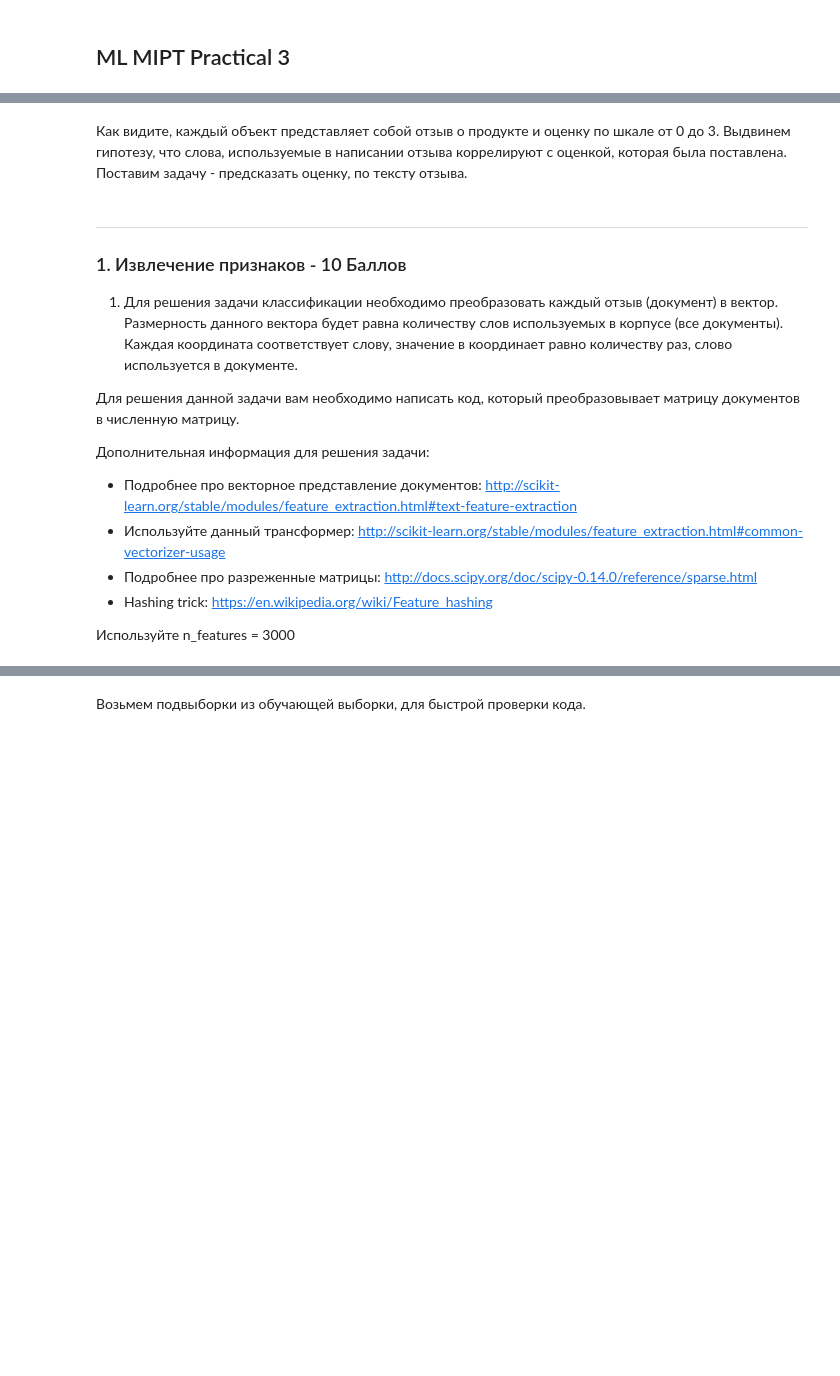
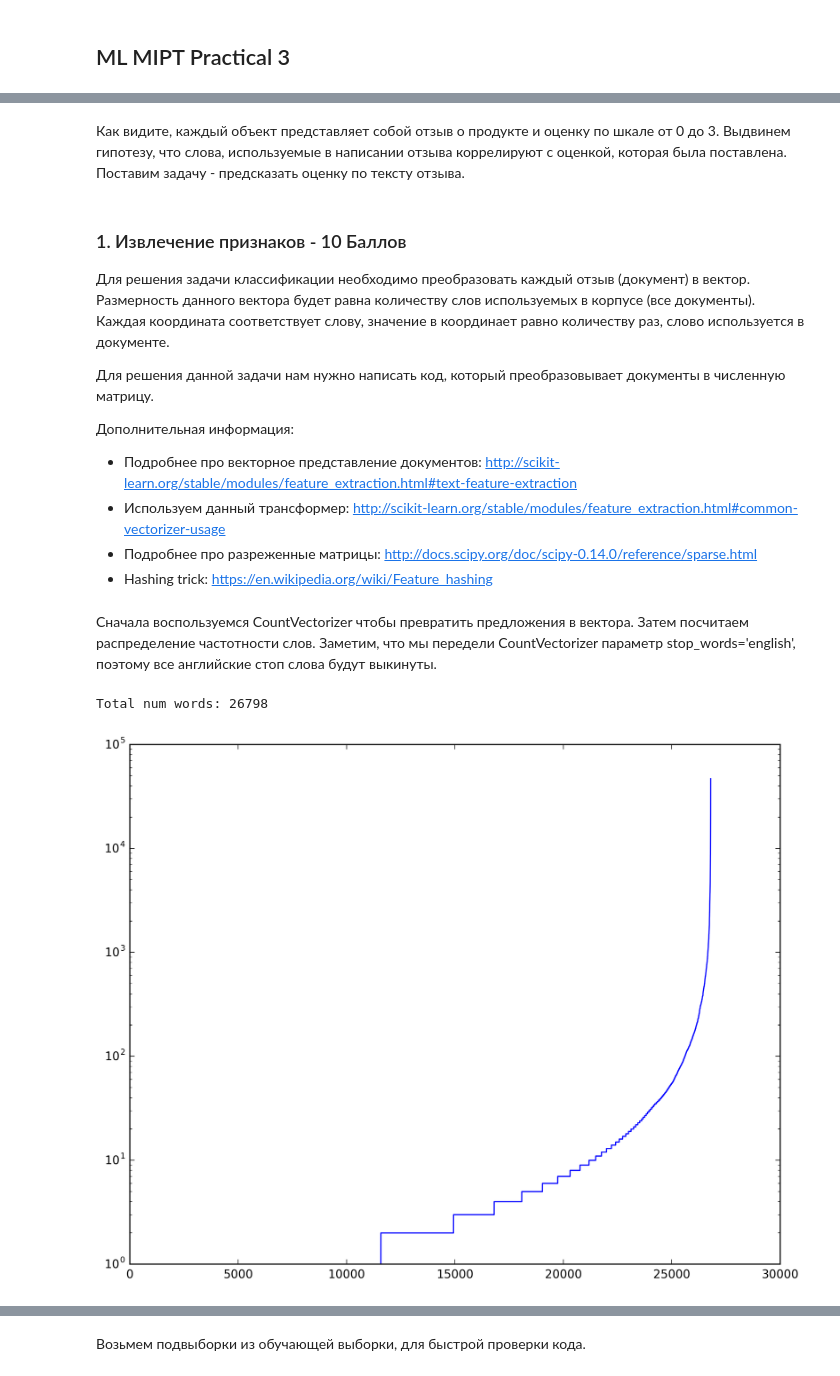
Before and after one commit to standy66/ml-spring-2016, a Jupyter notebook: hw3/practical_3.ipynb, the cells around one changed output, grey strips where cells are left out. Drawn from its saved outputs; the diff is of its cells as text; code cells hidden in the pictures; blank space fills up the shorter version.

```diff
--- a/hw3/practical_3.ipynb
+++ b/hw3/practical_3.ipynb
@@ -28,0 +18,33 @@ The autoreload extension is already loaded. To reload it, use:
+# %%
+import random
+import math
+import time
+import pandas as pd
+import numpy as np
+import matplotlib.pyplot as plt
+import matplotlib as mpl
+from sklearn.feature_extraction.text import CountVectorizer, TfidfTransformer
+from random import shuffle
+from cs231n.classifiers.linear_classifier import Softmax, LinearSVM
+from IPython.display import Image
+from cs231n.classifiers.linear_svm import svm_loss_naive, svm_loss_vectorized
+from cs231n.classifiers.softmax import softmax_loss_naive, softmax_loss_vectorized
+from cs231n.gradient_check import grad_check_sparse
+from sklearn.metrics import classification_report, log_loss
+from sklearn.cross_validation import train_test_split
+
+
+%matplotlib inline
+mpl.rc("savefig", dpi=300)
+plt.rcParams['figure.figsize'] = (10.0, 8.0)
+plt.rcParams['image.interpolation'] = 'nearest'
+plt.rcParams['image.cmap'] = 'gray'
+
+%load_ext autoreload
+%autoreload 2
+
+def res_matrix(pred):
+    """Returns constant distribution for each element of pred."""
+    results_matrix = np.zeros((len(pred), 4))
+    results_matrix[np.arange(len(pred)), pred] = 1
+    return results_matrix
@@ -48,19 +72,33 @@ score = data["Prediction"].values
 # %% [markdown]
-Как видите, каждый объект представляет собой отзыв о продукте и оценку по шкале от 0 до 3. Выдвинем гипотезу, что слова, используемые в написании отзыва коррелируют с оценкой, которая была поставлена. Поставим задачу - предсказать оценку, по тексту отзыва.
+Как видите, каждый объект представляет собой отзыв о продукте и оценку по шкале от 0 до 3. Выдвинем гипотезу, что слова, используемые в написании отзыва коррелируют с оценкой, которая была поставлена. Поставим задачу - предсказать оценку по тексту отзыва.
 # %% [markdown]
------
 ### 1. Извлечение признаков - 10 Баллов
 
 
-1. Для решения задачи классификации необходимо преобразовать каждый отзыв (документ) в вектор. Размерность данного вектора будет равна количеству слов используемых в корпусе (все документы). Каждая координата соответствует слову, значение в координает равно количеству раз, слово используется в документе.
+Для решения задачи классификации необходимо преобразовать каждый отзыв (документ) в вектор. Размерность данного вектора будет равна количеству слов используемых в корпусе (все документы). Каждая координата соответствует слову, значение в координает равно количеству раз, слово используется в документе.
 
-Для решения данной задачи вам необходимо написать код, который преобразовывает матрицу документов в численную матрицу.
+Для решения данной задачи нам нужно написать код, который преобразовывает документы в численную матрицу.
 
-Дополнительная информация для решения задачи:
+Дополнительная информация:
 
 - Подробнее про векторное представление документов: http://scikit-learn.org/stable/modules/feature_extraction.html#text-feature-extraction
-- Используйте данный трансформер: http://scikit-learn.org/stable/modules/feature_extraction.html#common-vectorizer-usage
+- Используем данный трансформер: http://scikit-learn.org/stable/modules/feature_extraction.html#common-vectorizer-usage
 - Подробнее про разреженные матрицы: http://docs.scipy.org/doc/scipy-0.14.0/reference/sparse.html
 - Hashing trick: https://en.wikipedia.org/wiki/Feature_hashing
-
-Используйте n_features = 3000
+# %% [markdown]
+Сначала воспользуемся CountVectorizer чтобы превратить предложения в вектора. Затем посчитаем распределение частотности слов. Заметим, что мы передели CountVectorizer параметр stop_words='english', поэтому все английские стоп слова будут выкинуты.
+# %%
+vectorizer = CountVectorizer(min_df=1, stop_words='english')
+documents_vectorized = vectorizer.fit_transform(documents)
+print("Total num words: %d" % documents_vectorized.shape[1])
+d = dict()
+for sentence in map(vectorizer.build_analyzer(), documents):
+    for word in sentence:
+        if word not in d:
+            d[word] = 0
+        d[word] += 1
+plt.plot(sorted(list(d.values())))
+plt.yscale('log')
+# %% [output]
+Total num words: 26798
+[figure, added]
```
Also changed, not shown: parts of 53 cells of this notebook, 10 other files.
